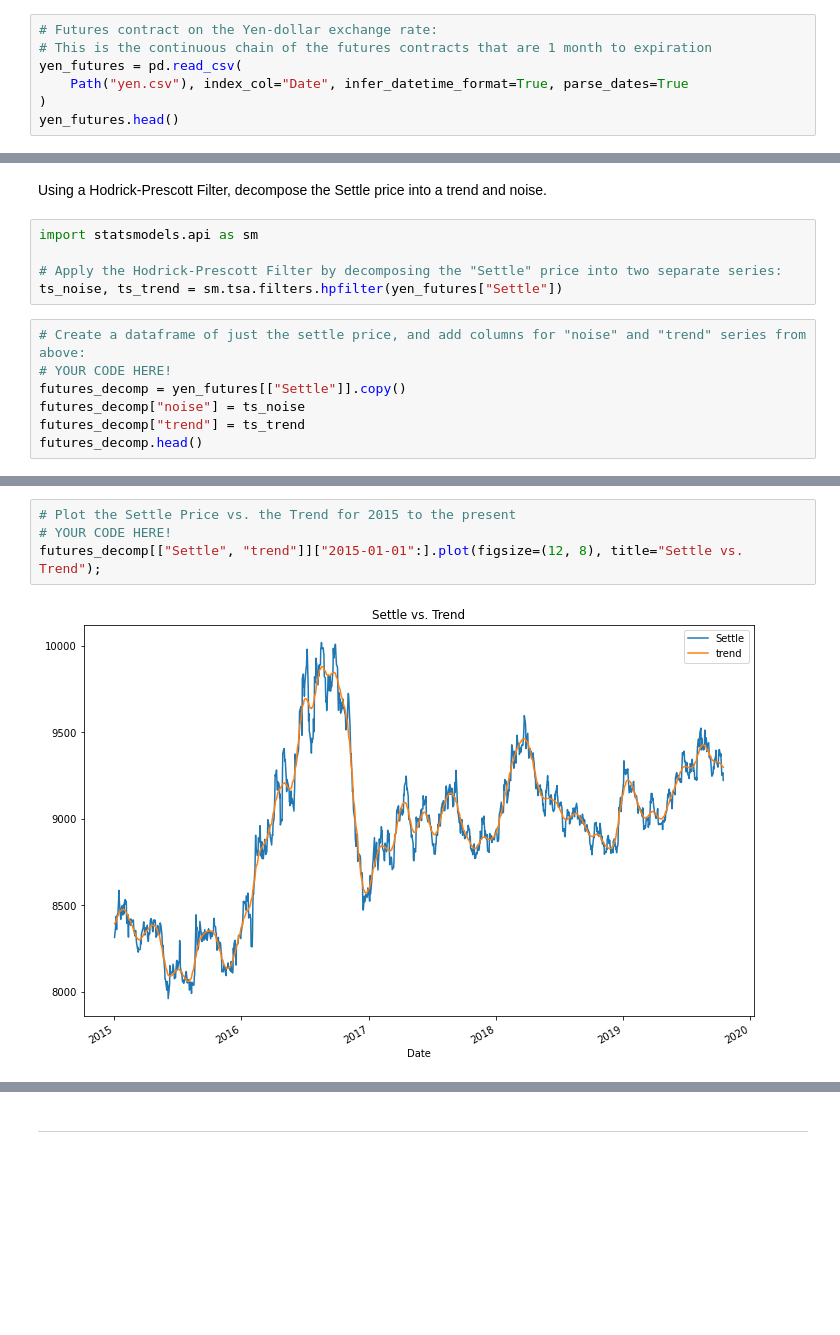
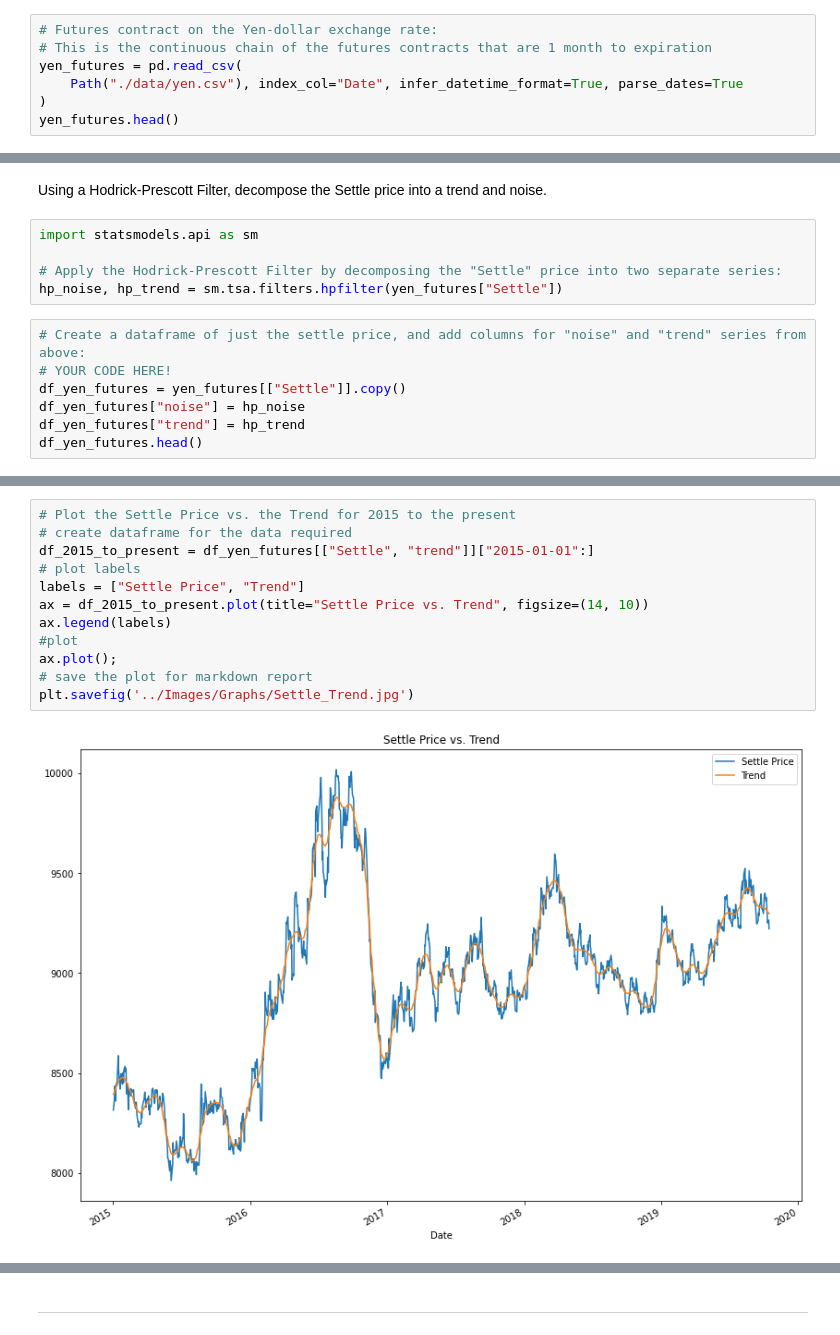
Before and after one commit to morjaria/UnitTenHomework, a Jupyter notebook: submission/time_series_analysis.ipynb, the cells around one changed output, grey strips where cells are left out. Drawn from its saved outputs; the diff is of its cells as text; blank space fills up the shorter version.

```diff
--- a/submission/time_series_analysis.ipynb
+++ b/submission/time_series_analysis.ipynb
@@ -10,7 +14,7 @@ In this notebook, you will load historical Dollar-Yen exchange rate futures data
 # Futures contract on the Yen-dollar exchange rate:
 # This is the continuous chain of the futures contracts that are 1 month to expiration
 yen_futures = pd.read_csv(
-    Path("yen.csv"), index_col="Date", infer_datetime_format=True, parse_dates=True
+    Path("./data/yen.csv"), index_col="Date", infer_datetime_format=True, parse_dates=True
 )
 yen_futures.head()
 # %% [output]
@@ -54,14 +66,14 @@ yen_futures[["Settle"]].plot(figsize=(12, 8), title="Yen Futures Settle Prices")
 import statsmodels.api as sm
 
 # Apply the Hodrick-Prescott Filter by decomposing the "Settle" price into two separate series:
-ts_noise, ts_trend = sm.tsa.filters.hpfilter(yen_futures["Settle"])
+hp_noise, hp_trend = sm.tsa.filters.hpfilter(yen_futures["Settle"])
 # %%
 # Create a dataframe of just the settle price, and add columns for "noise" and "trend" series from above:
 # YOUR CODE HERE!
-futures_decomp = yen_futures[["Settle"]].copy()
-futures_decomp["noise"] = ts_noise
-futures_decomp["trend"] = ts_trend
-futures_decomp.head()
+df_yen_futures = yen_futures[["Settle"]].copy()
+df_yen_futures["noise"] = hp_noise
+df_yen_futures["trend"] = hp_trend
+df_yen_futures.head()
 # %% [output]
 |  | Settle | noise | trend |
 | Date |  |  |  |
@@ -73,9 +102,17 @@ futures_decomp.head()
 # %%
 # Plot the Settle Price vs. the Trend for 2015 to the present
-# YOUR CODE HERE!
-futures_decomp[["Settle", "trend"]]["2015-01-01":].plot(figsize=(12, 8), title="Settle vs. Trend");
+# create dataframe for the data required
+df_2015_to_present = df_yen_futures[["Settle", "trend"]]["2015-01-01":]
+# plot labels
+labels = ["Settle Price", "Trend"]
+ax = df_2015_to_present.plot(title="Settle Price vs. Trend", figsize=(14, 10))
+ax.legend(labels)
+#plot
+ax.plot();
+# save the plot for markdown report
+plt.savefig('../Images/Graphs/Settle_Trend.jpg')
 # %% [output]
-[figure, old version]
+[figure, new version]
 # %%
 # Plot the Settle Noise
 # YOUR CODE HERE!
```
Also changed, not shown: parts of 29 cells of this notebook, 13 other files.
